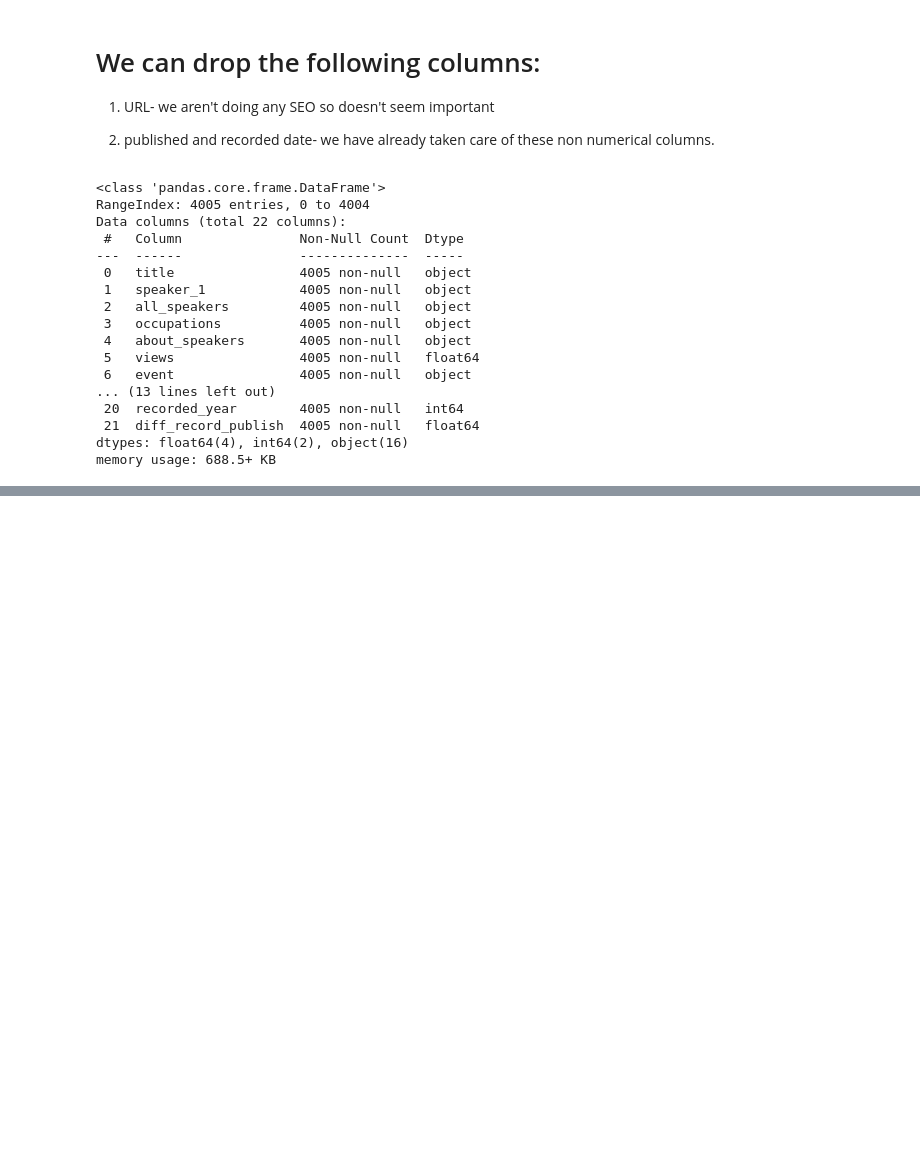
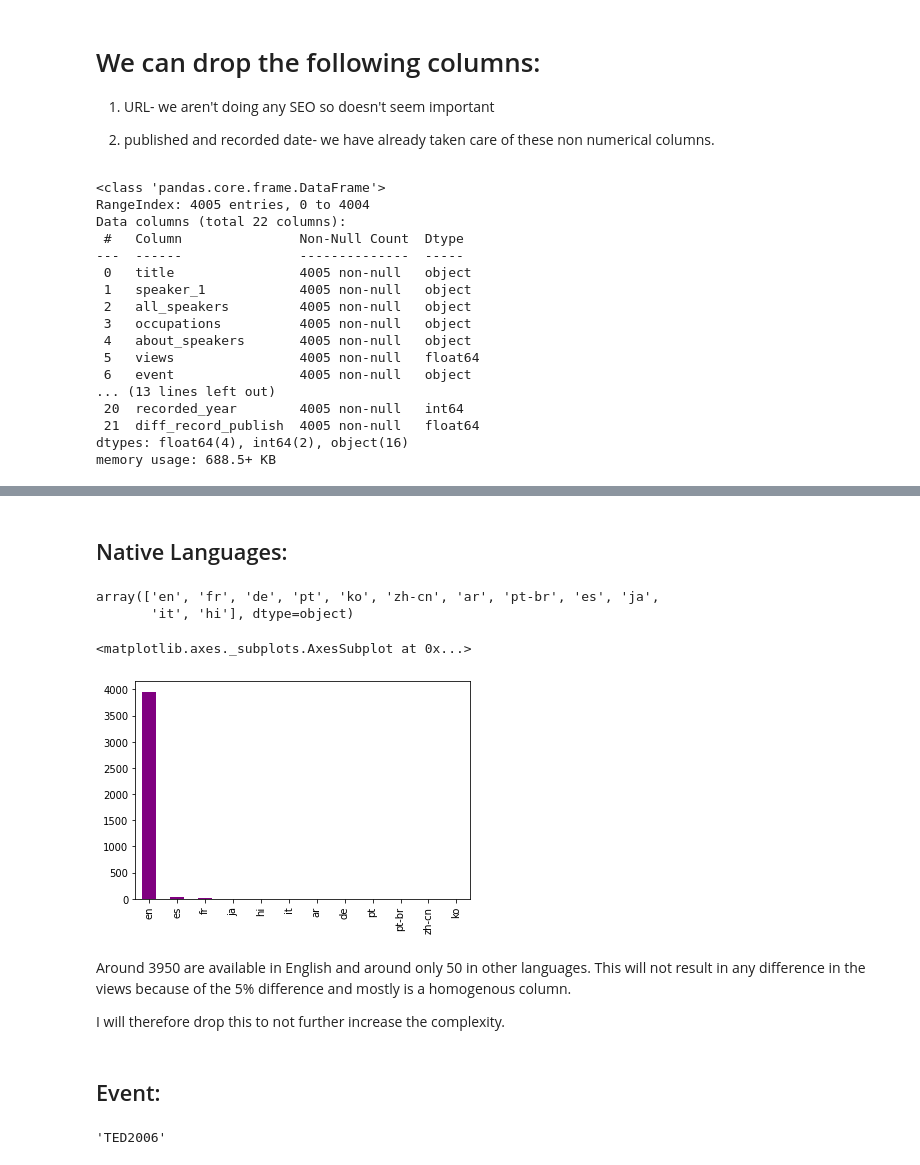
Before and after one commit to sspaulc/TED_TALKS_VIEWS_PREDICTION, a Jupyter notebook: Sanchita_Ted_Talks_Views.ipynb, the cells around one changed output, grey strips where cells are left out. Cells and saved outputs as stored; diff of their text form; code cells hidden in the pictures; blank space fills up the shorter version.

```diff
--- a/Sanchita_Ted_Talks_Views.ipynb
+++ b/Sanchita_Ted_Talks_Views.ipynb
@@ -373,0 +454,24 @@ memory usage: 688.5+ KB
+# %%
+#dropping the available languages
+
+data.drop(columns='available_lang',inplace= True)
+# %% [markdown]
+## Native Languages:
+# %%
+#Looking at the unique values first
+
+data['native_lang'].unique()
+# %% [output]
+array(['en', 'fr', 'de', 'pt', 'ko', 'zh-cn', 'ar', 'pt-br', 'es', 'ja',
+       'it', 'hi'], dtype=object)
+# %%
+#The distribution:
+
+data['native_lang'].value_counts().plot(kind='bar',color='purple')
+# %% [output]
+<matplotlib.axes._subplots.AxesSubplot at 0x...>
+[figure, added]
+# %% [markdown]
+Around 3950 are available in English and around only 50 in other languages. This will not result in any difference in the views because of the 5% difference and mostly is a homogenous column.
+
+I will therefore drop this to not further increase the complexity.
@@ -373,0 +480,6 @@ memory usage: 688.5+ KB
+# %% [markdown]
+## Event:
+# %%
+data['event'][0]
+# %% [output]
+'TED2006'
```
Also changed, not shown: parts of 101 cells of this notebook.
